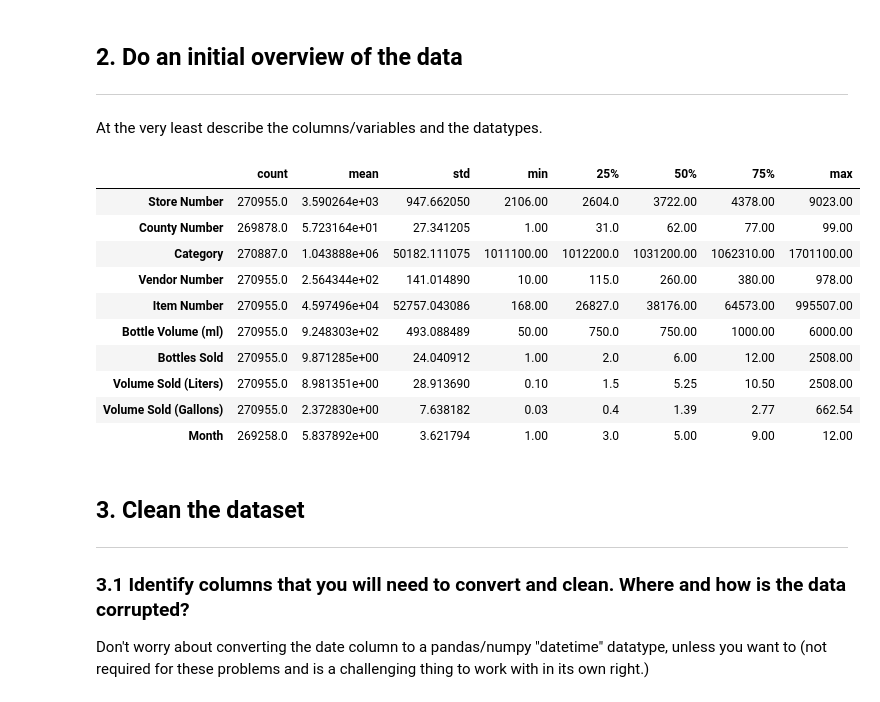
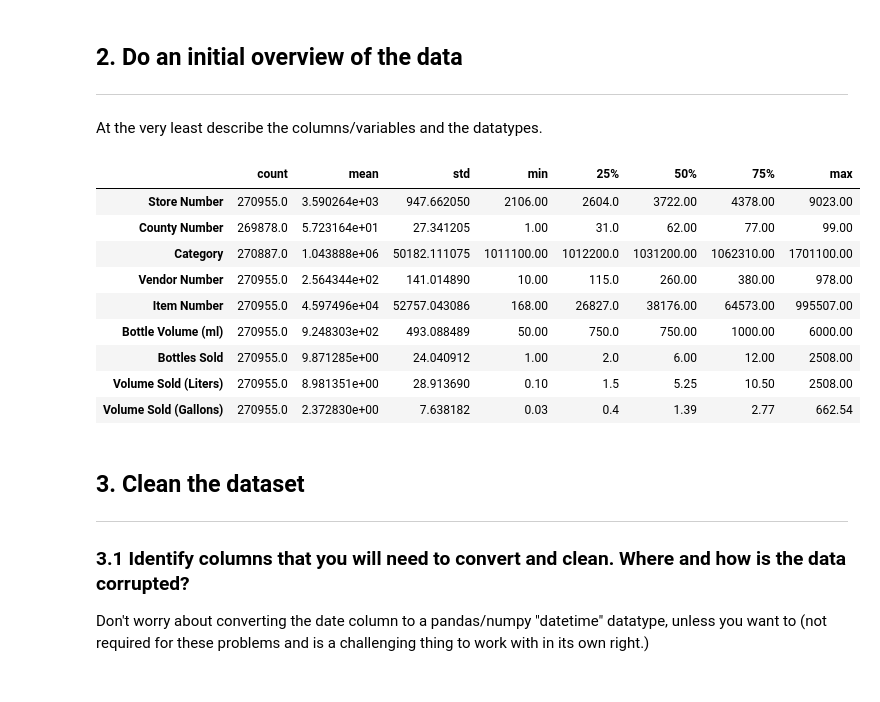
Before and after one commit to chablis8/Python-Pandas, a Jupyter notebook: exams/final/final_project/MT_take_home.ipynb, the cells around one changed output. Cells and saved outputs as stored; diff of their text form; code cells hidden in the pictures.

```diff
--- a/exams/final/final_project/MT_take_home.ipynb
+++ b/exams/final/final_project/MT_take_home.ipynb
@@ -85,19 +85,18 @@ iowa2 = iowa.copy()
 #iowa1['Month'] = dates.dt.month
 #iowa1['Year'] = dates.dt.year
 # %%
-iowa1.describe().T
+iowa2.describe().T
 # %% [output]
 |  | count | mean | std | min | 25% | 50% | 75% | max |
 | Store Number | 270955.0 | 3.590264e+03 | 947.662050 | 2106.00 | 2604.0 | 3722.00 | 4378.00 | 9023.00 |
 | County Number | 269878.0 | 5.723164e+01 | 27.341205 | 1.00 | 31.0 | 62.00 | 77.00 | 99.00 |
 | Category | 270887.0 | 1.043888e+06 | 50182.111075 | 1011100.00 | 1012200.0 | 1031200.00 | 1062310.00 | 1701100.00 |
 | Vendor Number | 270955.0 | 2.564344e+02 | 141.014890 | 10.00 | 115.0 | 260.00 | 380.00 | 978.00 |
 | Item Number | 270955.0 | 4.597496e+04 | 52757.043086 | 168.00 | 26827.0 | 38176.00 | 64573.00 | 995507.00 |
 | Bottle Volume (ml) | 270955.0 | 9.248303e+02 | 493.088489 | 50.00 | 750.0 | 750.00 | 1000.00 | 6000.00 |
 | Bottles Sold | 270955.0 | 9.871285e+00 | 24.040912 | 1.00 | 2.0 | 6.00 | 12.00 | 2508.00 |
 | Volume Sold (Liters) | 270955.0 | 8.981351e+00 | 28.913690 | 0.10 | 1.5 | 5.25 | 10.50 | 2508.00 |
 | Volume Sold (Gallons) | 270955.0 | 2.372830e+00 | 7.638182 | 0.03 | 0.4 | 1.39 | 2.77 | 662.54 |
-| Month | 269258.0 | 5.837892e+00 | 3.621794 | 1.00 | 3.0 | 5.00 | 9.00 | 12.00 |
 # %% [markdown]
 
 ## 3. Clean the dataset
```
Also changed, not shown: parts of 3 cells of this notebook.
